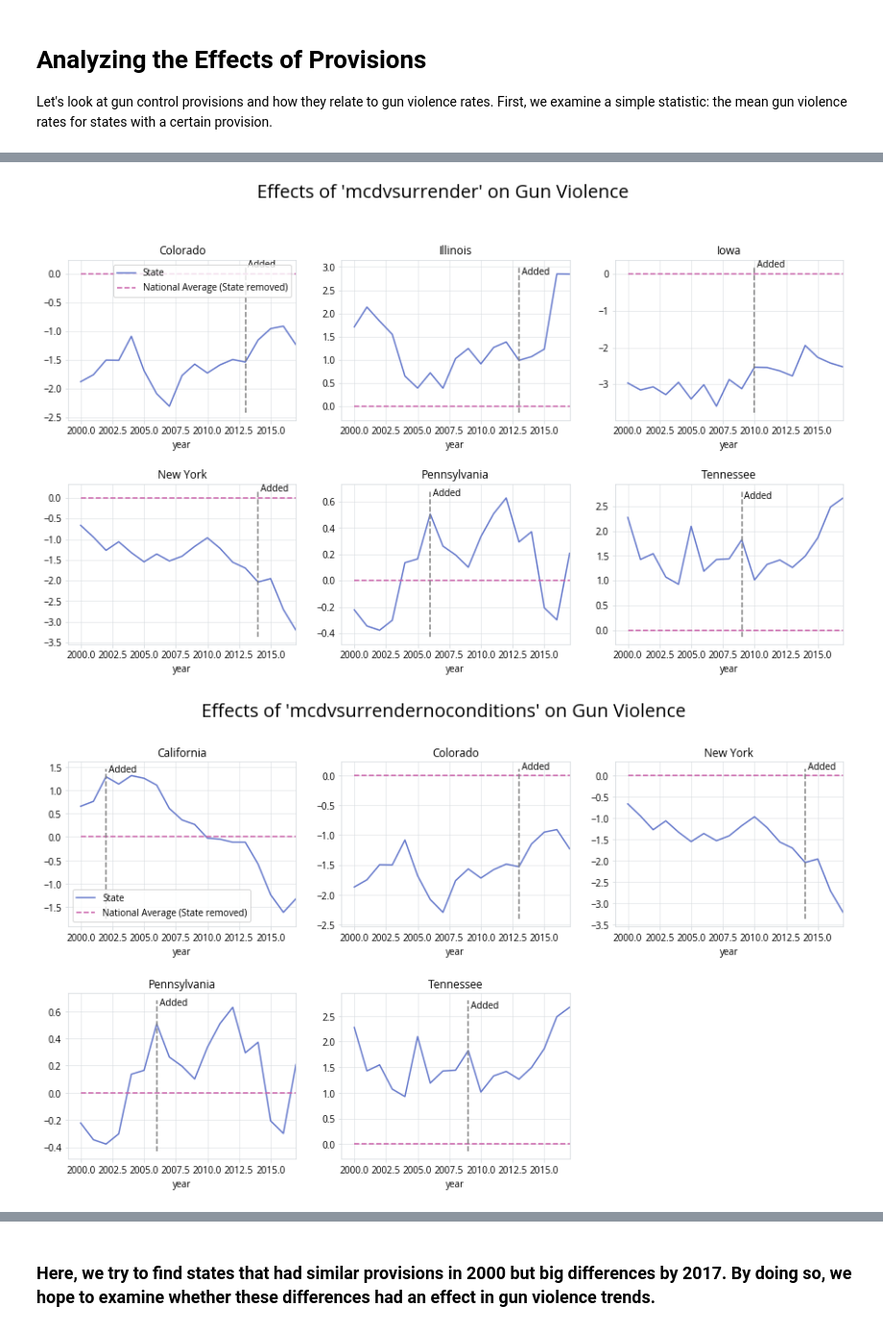
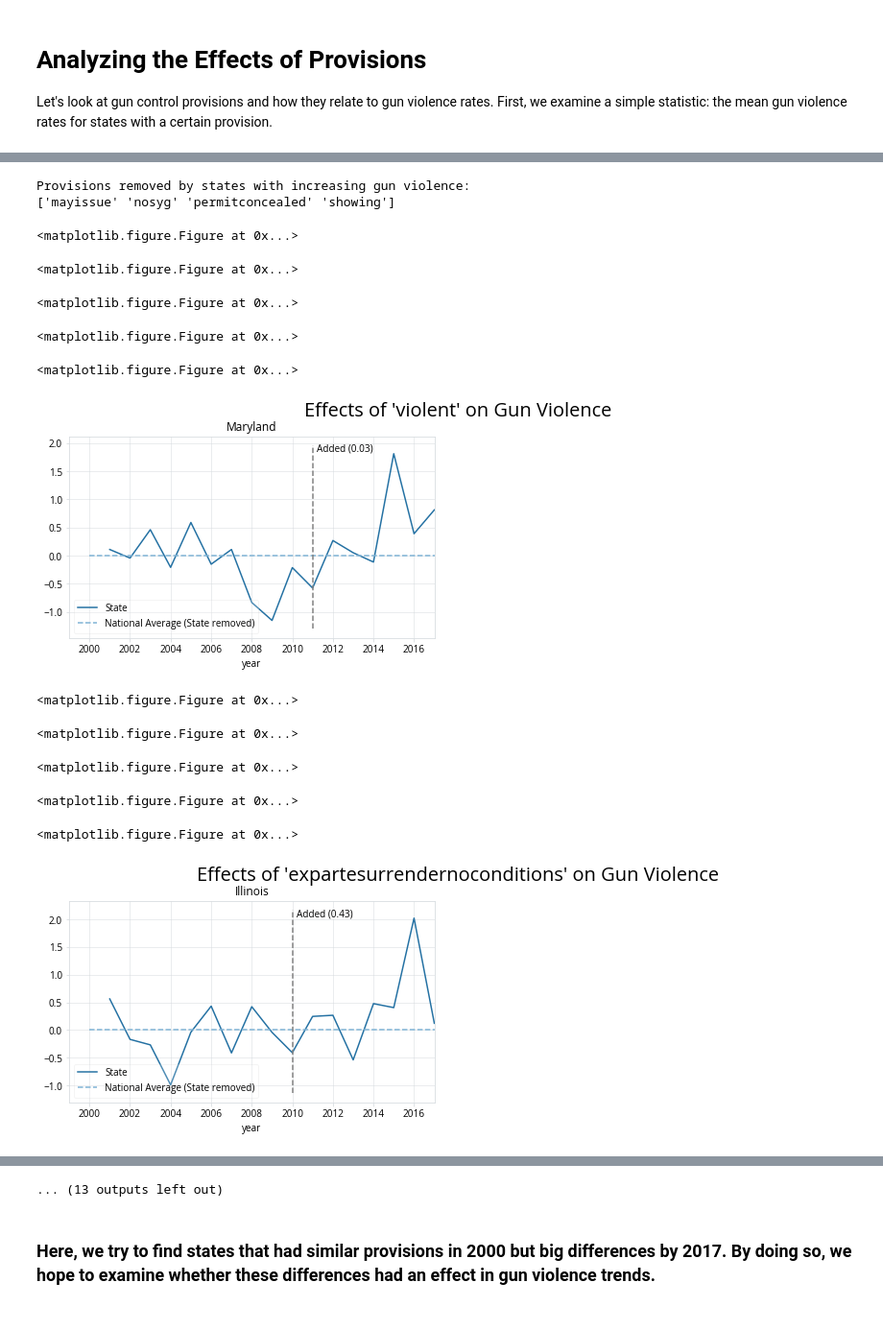
Before and after one commit to jonathanshuai/springboard-capstone1, a Jupyter notebook: visualization.ipynb, the cells around one changed output, grey strips where cells are left out. Shown at 96% size. Drawn from its saved outputs; the diff is of its cells as text; code cells hidden in the pictures.

Commit message:
added provision category data and cleaned up some models in visualization

```diff
--- a/visualization.ipynb
+++ b/visualization.ipynb
@@ -68,7 +70,7 @@ mpl.rcParams['ytick.color'] = '#d6dbdf'
 # change font
 mpl.rcParams['font.family'] = 'Open Sans'
 
-mpl.rcParams['axes.prop_cycle'] = plt.cycler(color=['#6377cb', '#cb63ab'])
+mpl.rcParams['axes.prop_cycle'] = plt.cycler(color=['#2471A3', '#7FB3D5'])
 
 # define colors for republican and democrat
 rep_color='#e74c3c'
@@ -773,0 +844,25 @@ def visualize_provision(provision, lower_thresh=1, upper_thresh=16):
+# %%
+# Look for provisions that Alaska, Missouri, and Alabama removed
+
+ak = provisions_df[provisions_df['state'] == 'Alaska']
+mi = provisions_df[provisions_df['state'] == 'Missouri']
+al = provisions_df[provisions_df['state'] == 'Alabama']
+
+# Get the starting and ending years for each state
+ak_2000 = ak[ak['year'] == 2000]
+ak_2017 = ak[ak['year'] == 2017]
+mi_2000 = mi[mi['year'] == 2000]
+mi_2017 = mi[mi['year'] == 2017]
+al_2000 = al[al['year'] == 2000]
+al_2017 = al[al['year'] == 2017]
+
+# Truncate state, year, and lawtotal columns
+ak_diffs = ak_2000.values[0][2:-1] - ak_2017.values[0][2:-1]
+mi_diffs = mi_2000.values[0][2:-1] - mi_2017.values[0][2:-1]
+al_diffs = al_2000.values[0][2:-1] - al_2017.values[0][2:-1]
+same = [i + 2 for i, x in enumerate(ak_diffs + mi_diffs + al_diffs) if x >= 2]
+print("Provisions removed by states with increasing gun violence:\n{}"\
+      .format(ak.columns.values[same]))
+# %% [output]
+Provisions removed by states with increasing gun violence:
+['mayissue' 'nosyg' 'permitconcealed' 'showing']
@@ -774,28 +989,43 @@ def visualize_provision(provision, lower_thresh=1, upper_thresh=16):
 # %%
 # Remove dates before 2000 from provisions_df
 provisions_df['year'] = provisions_df['year'].astype(int)
 provisions_df = provisions_df[provisions_df['year'] >= 2000]
 
 # for provision in provisions_df.columns[2:-1]:
 #     visualize_provision(provision, lower_thresh=1, upper_thresh=16)
 
-# Provisions that both California and New York added between 2000 and 2017; contributing to lowered gun violence
+# Provisions that both California and New York added between 2000 and 2017;
+# contributing to lowered gun violence:
 # 'magazinepreowned', 'mcdvsurrender', 'mcdvsurrenderdating', 'mcdvsurrendernoconditions'
 
-# Provisions that both Arizona and Rhode Island maintained (while still maintaining decreasing gun violence rates)
+# Provisions that both Arizona and Rhode Island maintained
+# while still maintaining decreasing gun violence rates:
 # 'age18longgunpossess', 'danger', 'invcommitment', 'invoutpatient'
 
-# Provisions that two of Alaska, Missouri, and Alabama repealed; contributing to increased gun violence
+# Provisions that at least two of Alaska, Missouri, and Alabama repealed
+# contributing to increased gun violence:
 # 'mayissue', 'nosyg', 'showing', 'permitconcealed'
 
 
+# for provision in ['magazinepreowned', 'mcdvsurrender', 'mcdvsurrenderdating', 'mcdvsurrendernoconditions']:
+#     visualize_provision(provision, lower_thresh=5, upper_thresh=15) # Not bad
+
+for provision in ['lockstandards', 'magazinepreowned', 'onefeature', 'assaultregister', 'assaulttransfer', 'violent', 'violenth', 'tenroundlimit', 'assault', 'assaultlist', 'magazine', 'expartesurrendernoconditions', 'expartesurrenderdating', 'showing', 'preemptionnarrow', 'mcdvsurrenderdating', 'preemptionbroad', 'expartesurrender', 'mentalhealth', 'mayissue', 'amm21h', 'loststolen', 'fingerprint'] :
+    visualize_provision(provision, lower_thresh=5, upper_thresh=15) # Not bad
+
 # After looking through the provisions, I chose some that seemed to be particularly interesting
-visualize_provision('mcdvsurrender', lower_thresh=1, upper_thresh=16) # Maybe?
-visualize_provision('mcdvsurrendernoconditions', lower_thresh=1, upper_thresh=18) # Not bad
-visualize_provision('age18longgunpossess', lower_thresh=1, upper_thresh=18) # Good!!!
-visualize_provision('invoutpatient', lower_thresh=1, upper_thresh=18) # Maybe?
-visualize_provision('mayissue', lower_thresh=1, upper_thresh=18) # Good!
-visualize_provision('showing', lower_thresh=1, upper_thresh=18) # Good!
+visualize_provision('mayissue', lower_thresh=5, upper_thresh=15) # Good!**
+visualize_provision('showing', lower_thresh=5, upper_thresh=15) # Good!**
 # %% [output]
+<matplotlib.figure.Figure at 0x...>
+<matplotlib.figure.Figure at 0x...>
+<matplotlib.figure.Figure at 0x...>
+<matplotlib.figure.Figure at 0x...>
+<matplotlib.figure.Figure at 0x...>
-[figure, old version]
+[figure, new version]
+<matplotlib.figure.Figure at 0x...>
+<matplotlib.figure.Figure at 0x...>
+<matplotlib.figure.Figure at 0x...>
+<matplotlib.figure.Figure at 0x...>
+<matplotlib.figure.Figure at 0x...>
-[figure, old version]
+[figure, new version]
@@ -806,3 +1032,4 @@ visualize_provision('showing', lower_thresh=1, upper_thresh=18) # Good!
+... (13 outputs left out)
 # %% [markdown]
 ### Here, we try to find states that had similar provisions in 2000 but big differences by 2017. By doing so, we hope to examine whether these differences had an effect in gun violence trends.
 # %%
```
Also changed, not shown: parts of 49 cells of this notebook, 8 other files.
